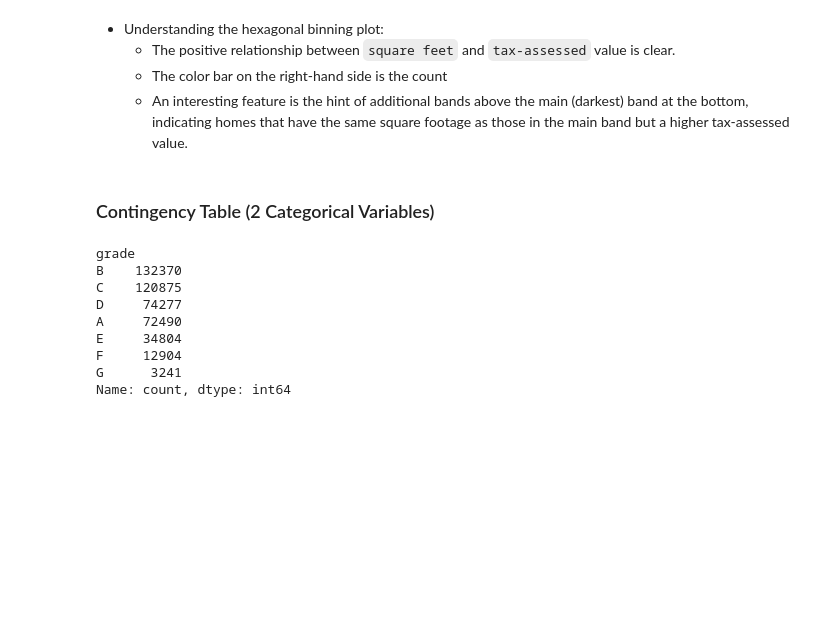
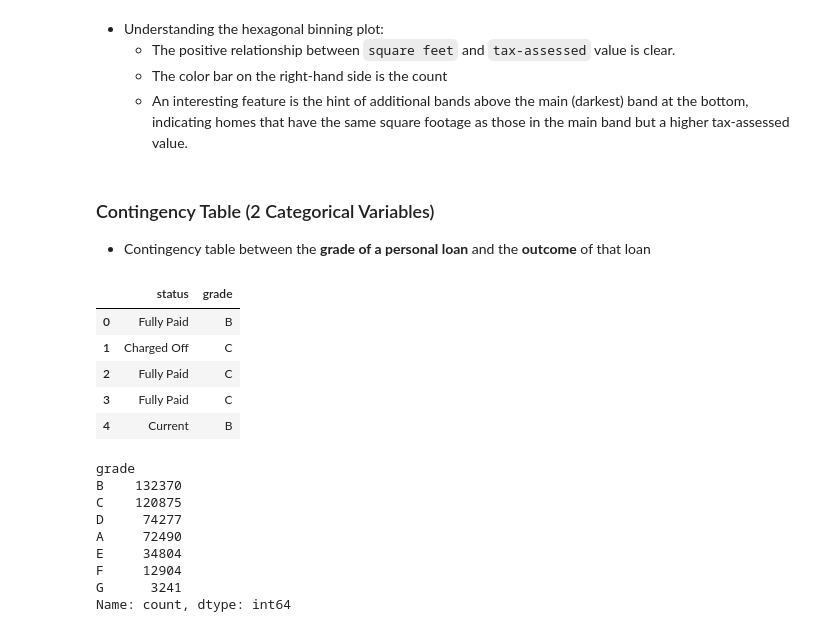
Before and after one commit to CodexploreRepo/machine-learning-101, a Jupyter notebook: notebooks/tutorial/eda.ipynb, the cells around one changed output. Drawn from its saved outputs; the diff is of its cells as text; code cells hidden in the pictures; blank space fills up the shorter version.

```diff
--- a/notebooks/tutorial/eda.ipynb
+++ b/notebooks/tutorial/eda.ipynb
@@ -283,10 +276,20 @@ plt.show()
   - The positive relationship between `square feet` and `tax-assessed` value is clear.
   - The color bar on the right-hand side is the count
   - An interesting feature is the hint of additional bands above the main (darkest) band at the bottom, indicating homes that have the same square footage as those in the main band but a higher tax-assessed value.
-# %% [markdown]
-### Contingency Table (2 Categorical Variables)
+# %% [markdown]
+### Contingency Table (2 Categorical Variables)
+- Contingency table between the **grade of a personal loan** and the **outcome** of that loan
 # %%
 lc_loans = pd.read_csv('../../data/common_datasets/lc_loans.csv')
+# %%
+lc_loans.head()
+# %% [output]
+|  | status | grade |
+| 0 | Fully Paid | B |
+| 1 | Charged Off | C |
+| 2 | Fully Paid | C |
+| 3 | Fully Paid | C |
+| 4 | Current | B |
 # %%
 lc_loans.grade.value_counts()
 # %% [output]
```
Also changed, not shown: parts of 7 cells of this notebook.
